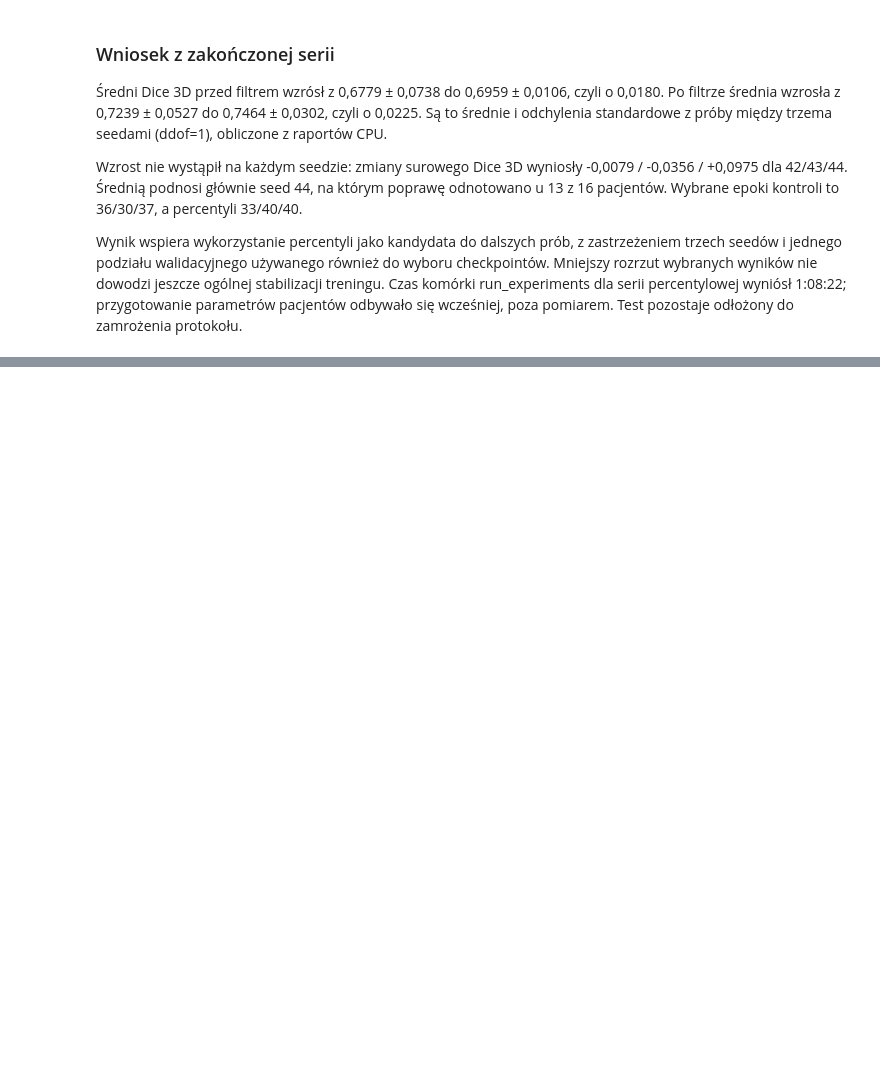
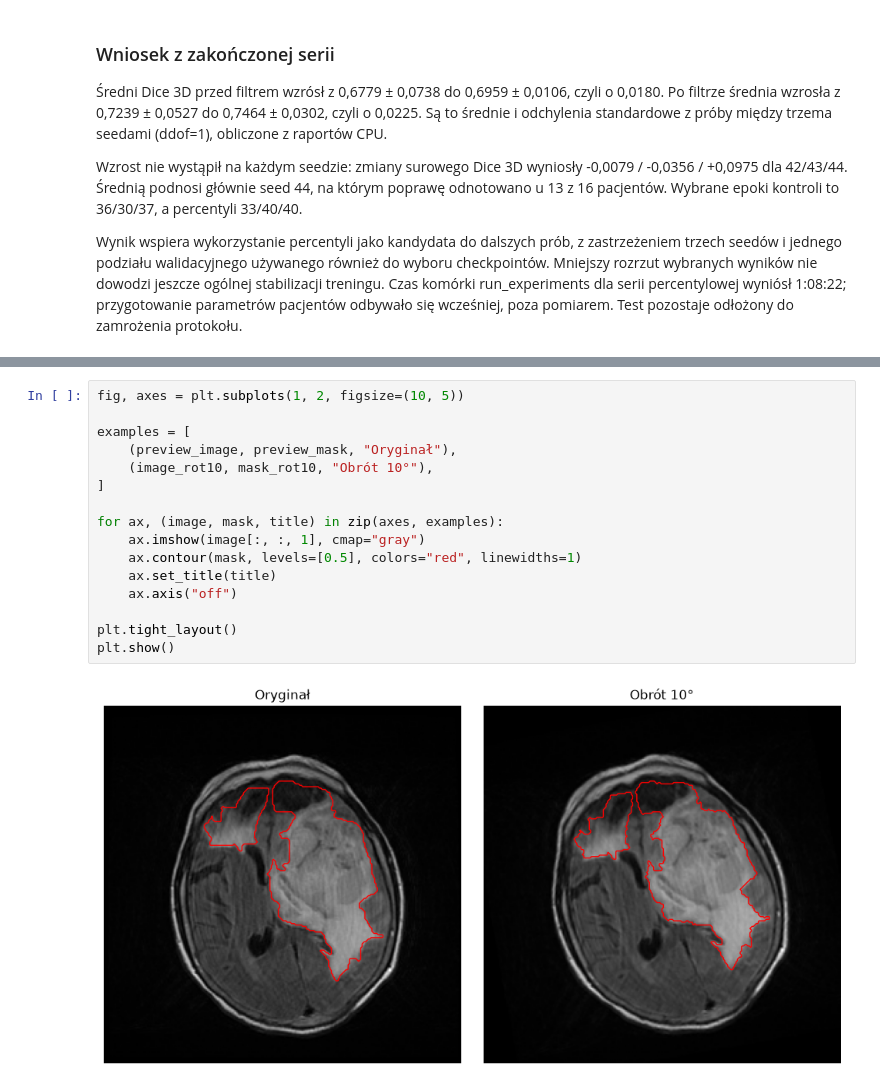
Before and after one commit to m1hu/inzynierka, a Jupyter notebook: notebooks/11_modular_training.ipynb, the cells around one changed output, grey strips where cells are left out. Drawn from its saved outputs; the diff is of its cells as text; blank space fills up the shorter version.

```diff
--- a/notebooks/11_modular_training.ipynb
+++ b/notebooks/11_modular_training.ipynb
@@ -271,0 +580,18 @@ Test pozostaje odłożony do zamrożenia protokołu.
+# %%
+fig, axes = plt.subplots(1, 2, figsize=(10, 5))
+
+examples = [
+    (preview_image, preview_mask, "Oryginał"),
+    (image_rot10, mask_rot10, "Obrót 10°"),
+]
+
+for ax, (image, mask, title) in zip(axes, examples):
+    ax.imshow(image[:, :, 1], cmap="gray")
+    ax.contour(mask, levels=[0.5], colors="red", linewidths=1)
+    ax.set_title(title)
+    ax.axis("off")
+
+plt.tight_layout()
+plt.show()
+# %% [output]
+[figure, added]
```
Also changed, not shown: parts of 18 cells of this notebook, 5 other files.
